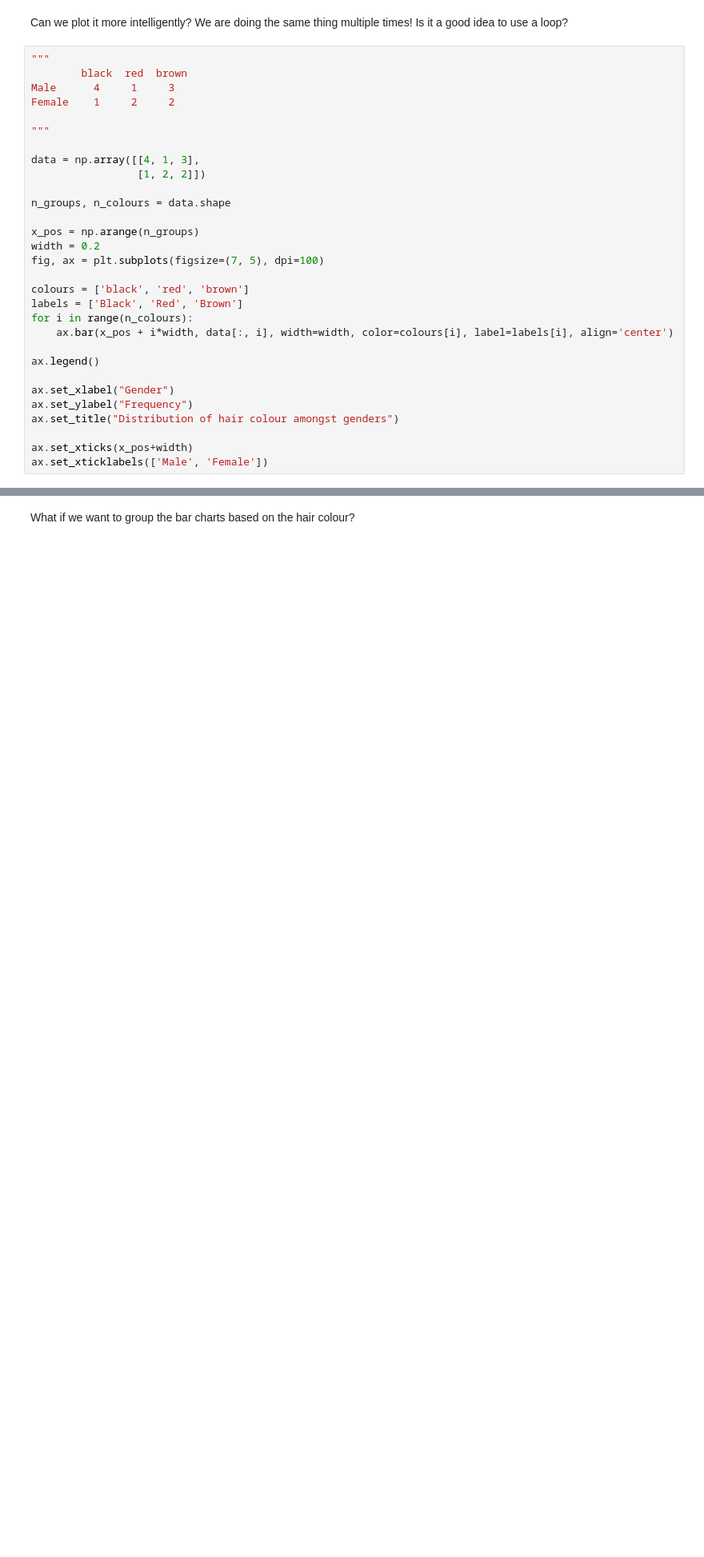
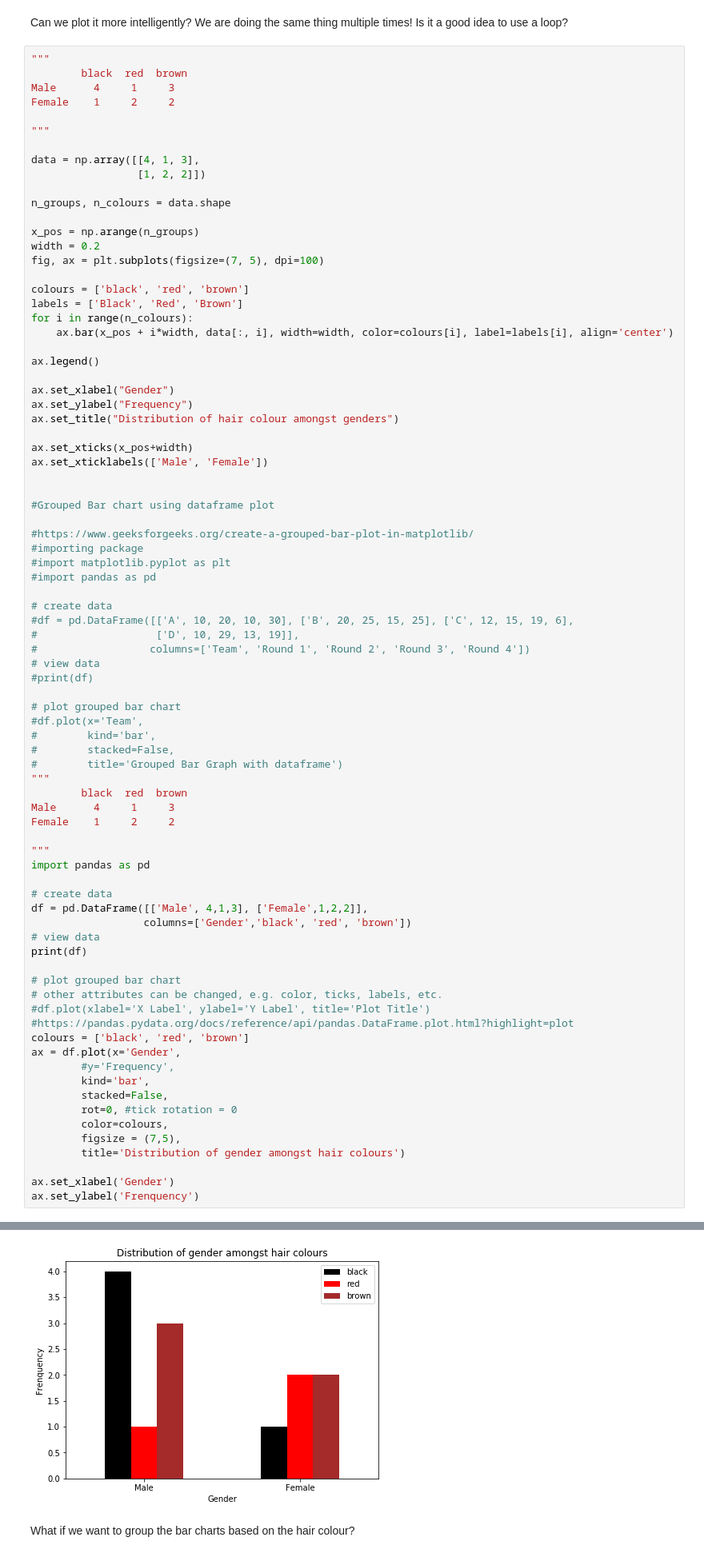
Before and after one commit to gaoshangdeakin/SIT384-Jupyter, a Jupyter notebook: SIT384P04A-Matplotlib Plot.ipynb, the cells around one changed output, grey strips where cells are left out. Shown at 80% size. Saved outputs shown, nothing was run; the diff lists cells and outputs as text; blank space fills up the shorter version.

```diff
--- a/SIT384P04A-Matplotlib Plot.ipynb
+++ b/SIT384P04A-Matplotlib Plot.ipynb
@@ -543,4 +542,55 @@ ax.set_title("Distribution of hair colour amongst genders")
 
 ax.set_xticks(x_pos+width)
 ax.set_xticklabels(['Male', 'Female'])
+
+
+#Grouped Bar chart using dataframe plot
+
+#https://www.geeksforgeeks.org/create-a-grouped-bar-plot-in-matplotlib/
+#importing package
+#import matplotlib.pyplot as plt
+#import pandas as pd
+
+# create data
+#df = pd.DataFrame([['A', 10, 20, 10, 30], ['B', 20, 25, 15, 25], ['C', 12, 15, 19, 6],
+#                   ['D', 10, 29, 13, 19]],
+#                  columns=['Team', 'Round 1', 'Round 2', 'Round 3', 'Round 4'])
+# view data
+#print(df)
+
+# plot grouped bar chart
+#df.plot(x='Team',
+#        kind='bar',
+#        stacked=False,
+#        title='Grouped Bar Graph with dataframe')
+"""
+        black  red  brown
+Male      4     1     3
+Female    1     2     2
+
+"""
+import pandas as pd
+
+# create data
+df = pd.DataFrame([['Male', 4,1,3], ['Female',1,2,2]],
+                  columns=['Gender','black', 'red', 'brown'])
+# view data
+print(df)
+
+# plot grouped bar chart
+# other attributes can be changed, e.g. color, ticks, labels, etc.
+#df.plot(xlabel='X Label', ylabel='Y Label', title='Plot Title')
+#https://pandas.pydata.org/docs/reference/api/pandas.DataFrame.plot.html?highlight=plot
+colours = ['black', 'red', 'brown']
+ax = df.plot(x='Gender',
+        #y='Frequency',
+        kind='bar',
+        stacked=False,
+        rot=0, #tick rotation = 0
+        color=colours,
+        figsize = (7,5),
+        title='Distribution of gender amongst hair colours')
+
+ax.set_xlabel('Gender')
+ax.set_ylabel('Frenquency')
 # %% [output]
@@ -548,4 +601,5 @@ ax.set_xticklabels(['Male', 'Female'])
 [figure]
+[figure, added]
 # %% [markdown]
 What if we want to group the bar charts based on the hair colour?
 # %%
```
Also changed, not shown: parts of 15 cells of this notebook.
